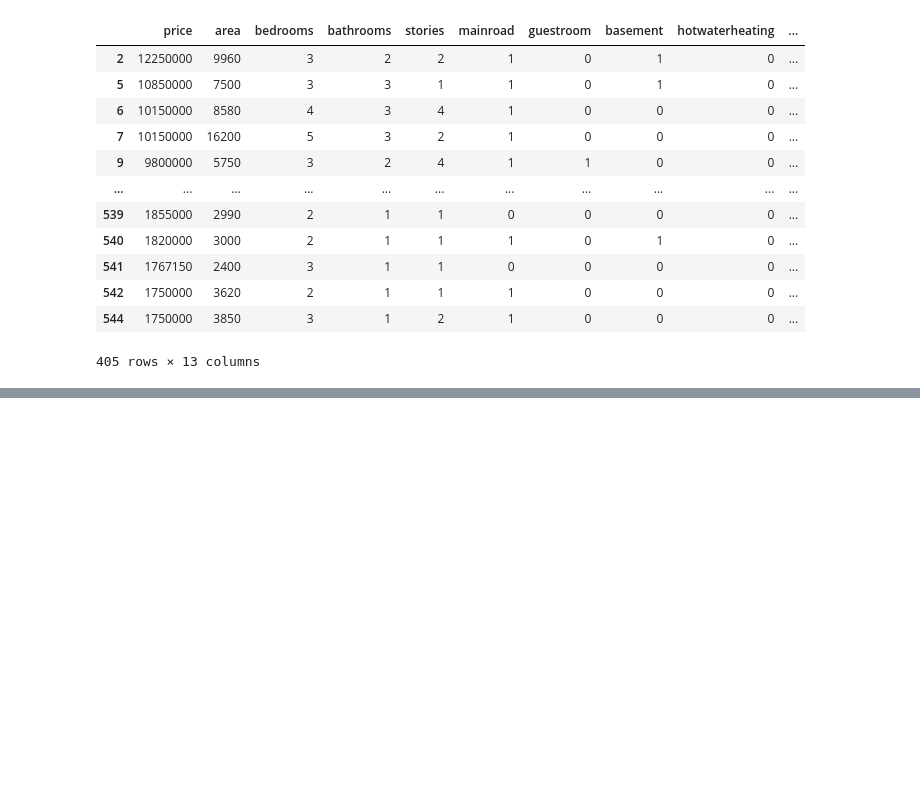
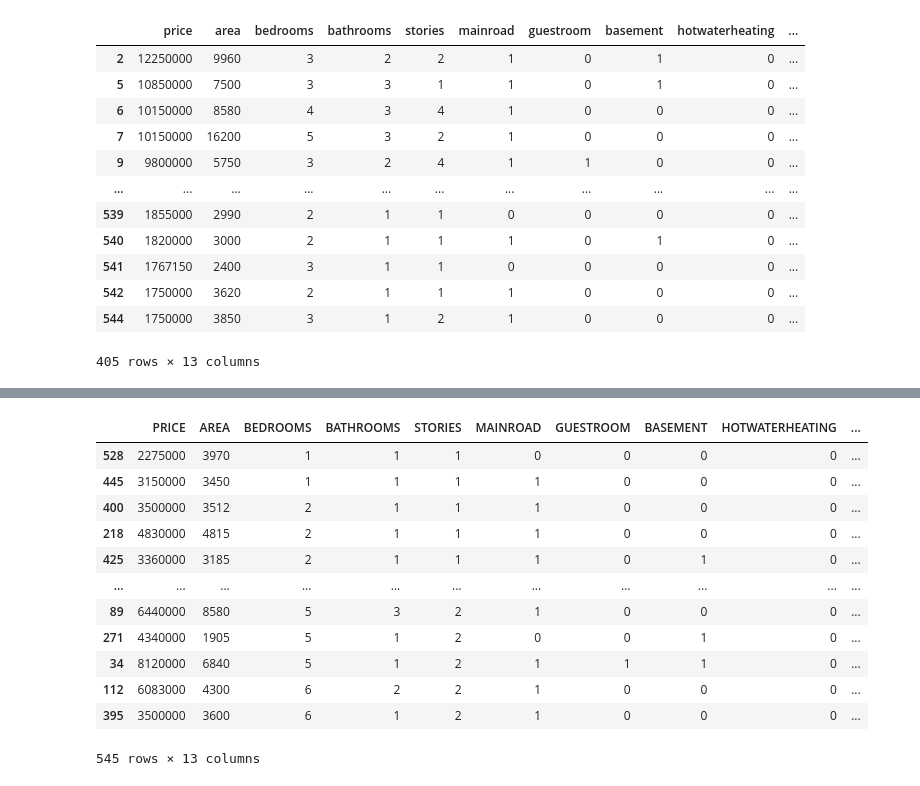
Before and after one commit to babiswas/pandasrepo, a Jupyter notebook: Housing.ipynb, the cells around one changed output, grey strips where cells are left out. Saved outputs shown, nothing was run; the diff lists cells and outputs as text; code cells hidden in the pictures; blank space fills up the shorter version.

```diff
--- a/Housing.ipynb
+++ b/Housing.ipynb
@@ -397,3 +397,19 @@ df
 | 543 | 1750000 | 2910 | 3 | 1 | 1 | 0 | 0 | 0 | 0 | ... |
 | 544 | 1750000 | 3850 | 3 | 1 | 2 | 1 | 0 | 0 | 0 | ... |
 545 rows × 13 columns
+# %%
+df.sort_values(by='BEDROOMS',ascending=True)
+# %% [output]
+|  | PRICE | AREA | BEDROOMS | BATHROOMS | STORIES | MAINROAD | GUESTROOM | BASEMENT | HOTWATERHEATING | ... |
+| 528 | 2275000 | 3970 | 1 | 1 | 1 | 0 | 0 | 0 | 0 | ... |
+| 445 | 3150000 | 3450 | 1 | 1 | 1 | 1 | 0 | 0 | 0 | ... |
+| 400 | 3500000 | 3512 | 2 | 1 | 1 | 1 | 0 | 0 | 0 | ... |
+| 218 | 4830000 | 4815 | 2 | 1 | 1 | 1 | 0 | 0 | 0 | ... |
+| 425 | 3360000 | 3185 | 2 | 1 | 1 | 1 | 0 | 1 | 0 | ... |
+| ... | ... | ... | ... | ... | ... | ... | ... | ... | ... | ... |
+| 89 | 6440000 | 8580 | 5 | 3 | 2 | 1 | 0 | 0 | 0 | ... |
+| 271 | 4340000 | 1905 | 5 | 1 | 2 | 0 | 0 | 1 | 0 | ... |
+| 34 | 8120000 | 6840 | 5 | 1 | 2 | 1 | 1 | 1 | 0 | ... |
+| 112 | 6083000 | 4300 | 6 | 2 | 2 | 1 | 0 | 0 | 0 | ... |
+| 395 | 3500000 | 3600 | 6 | 1 | 2 | 1 | 0 | 0 | 0 | ... |
+545 rows × 13 columns
```
Also changed, not shown: parts of 1 cell of this notebook.
